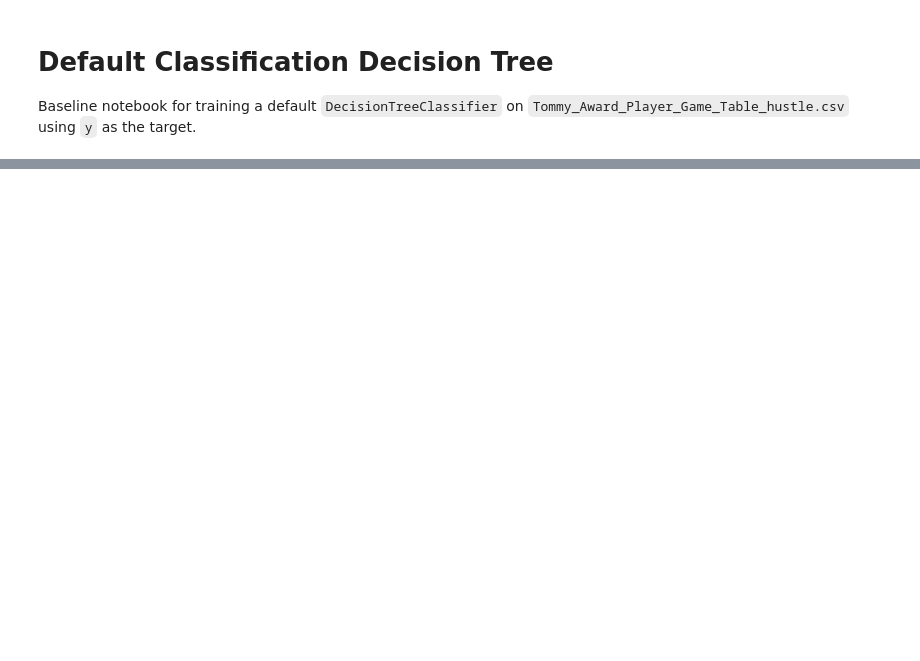
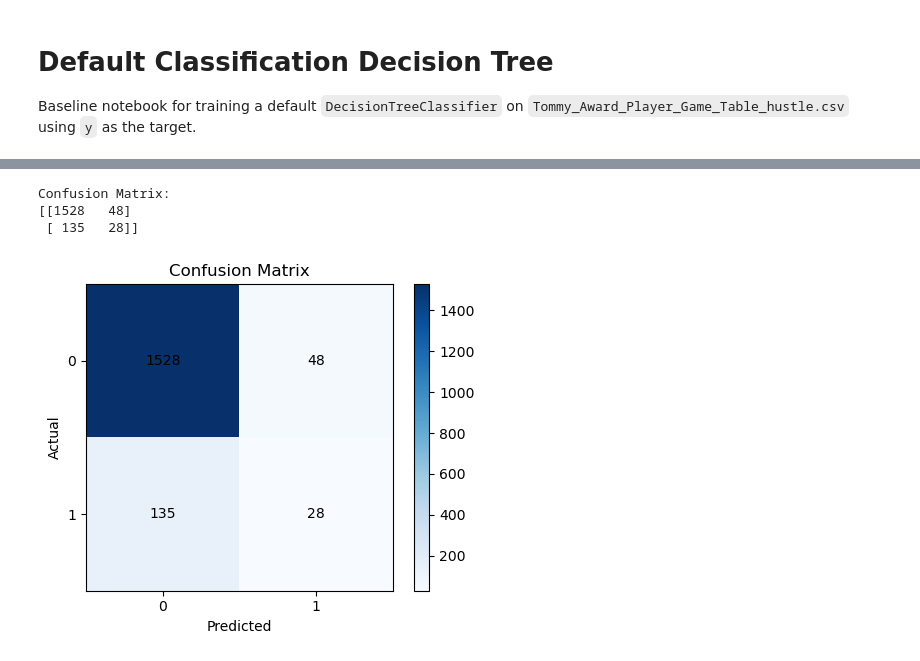
Before and after one commit to Tttaussig33/tommy-award-analysis, a Jupyter notebook: default_decision_tree_classifier.ipynb, the cells around one changed output, grey strips where cells are left out. Drawn from its saved outputs; the diff is of its cells as text; code cells hidden in the pictures; blank space fills up the shorter version.

```diff
--- a/default_decision_tree_classifier.ipynb
+++ b/default_decision_tree_classifier.ipynb
@@ -119,0 +5,12 @@ pd.DataFrame([metrics])
+# %%
+from pathlib import Path
+
+import pandas as pd
+
+csv_path = Path("Tommy_Award_Player_Game_Table_hustle.csv")
+if not csv_path.exists():
+    raise FileNotFoundError(f"Could not find dataset at: {csv_path.resolve()}")
+
+df = pd.read_csv(csv_path)
+print(f"Loaded {len(df):,} rows and {len(df.columns)} columns from {csv_path.name}")
+df.head()
@@ -119,0 +321,41 @@ pd.DataFrame([metrics])
+# %%
+from sklearn.metrics import confusion_matrix
+import matplotlib.pyplot as plt
+
+# Step 5: Make predictions and evaluate with a confusion matrix.
+y_pred = model.predict(X_test)
+
+print("Confusion Matrix:")
+cm = confusion_matrix(y_test, y_pred)
+print(cm)
+
+# Try seaborn heatmap first (as in many tutorials); fall back to matplotlib-only if unavailable.
+try:
+    import seaborn as sns
+
+    sns.heatmap(cm, annot=True, cmap="Blues", fmt="d")
+    plt.title("Confusion Matrix")
+    plt.xlabel("Predicted")
+    plt.ylabel("Actual")
+    plt.show()
+except ModuleNotFoundError:
+    fig, ax = plt.subplots(figsize=(5, 4))
+    im = ax.imshow(cm, cmap="Blues")
+    ax.set_title("Confusion Matrix")
+    ax.set_xlabel("Predicted")
+    ax.set_ylabel("Actual")
+    ax.set_xticks(range(cm.shape[1]))
+    ax.set_yticks(range(cm.shape[0]))
+
+    for i in range(cm.shape[0]):
+        for j in range(cm.shape[1]):
+            ax.text(j, i, str(cm[i, j]), ha="center", va="center", color="black")
+
+    fig.colorbar(im, ax=ax)
+    plt.tight_layout()
+    plt.show()
+# %% [output]
+Confusion Matrix:
+[[1528   48]
+ [ 135   28]]
+[figure, added]
```
Also changed, not shown: parts of 12 cells of this notebook, 3 other files.
